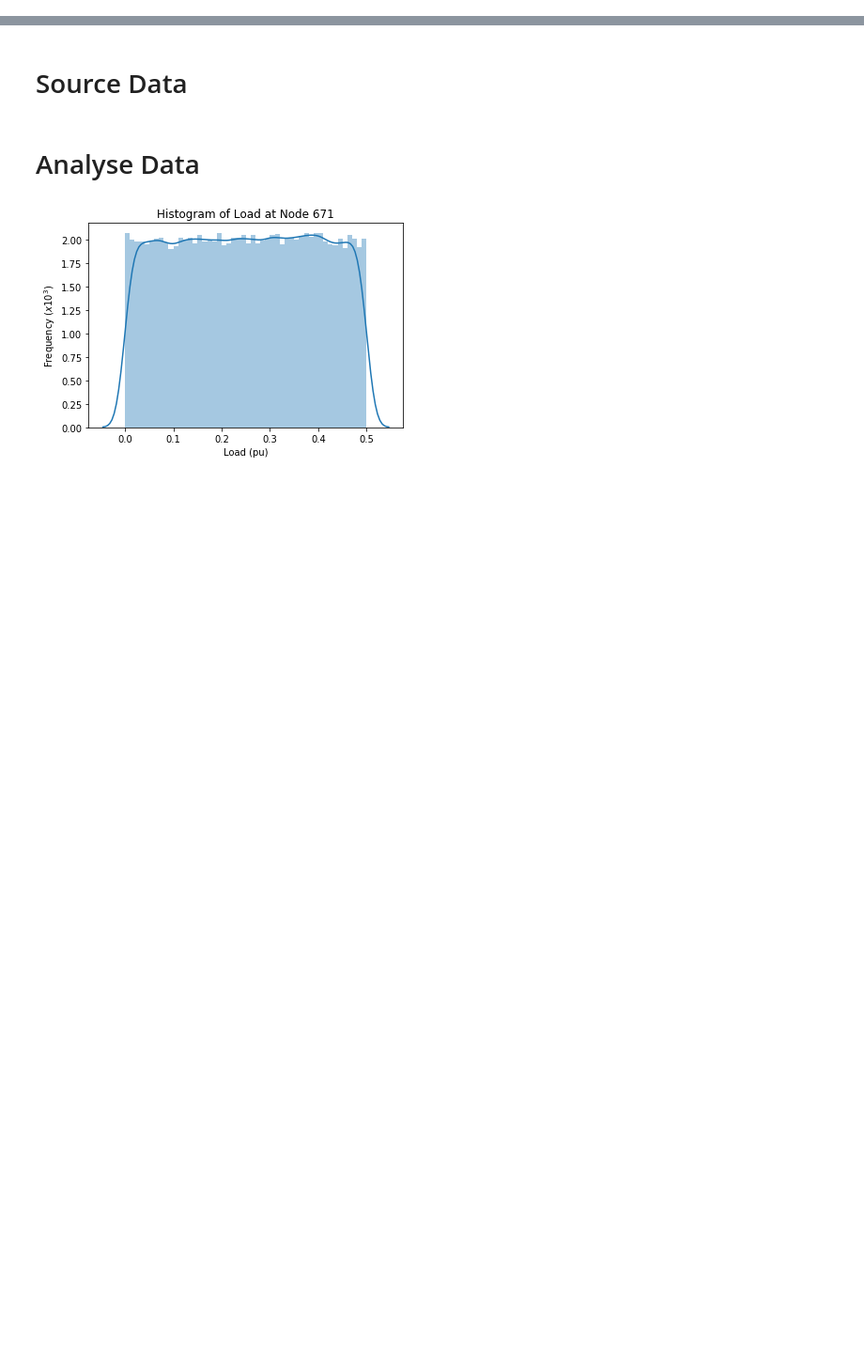
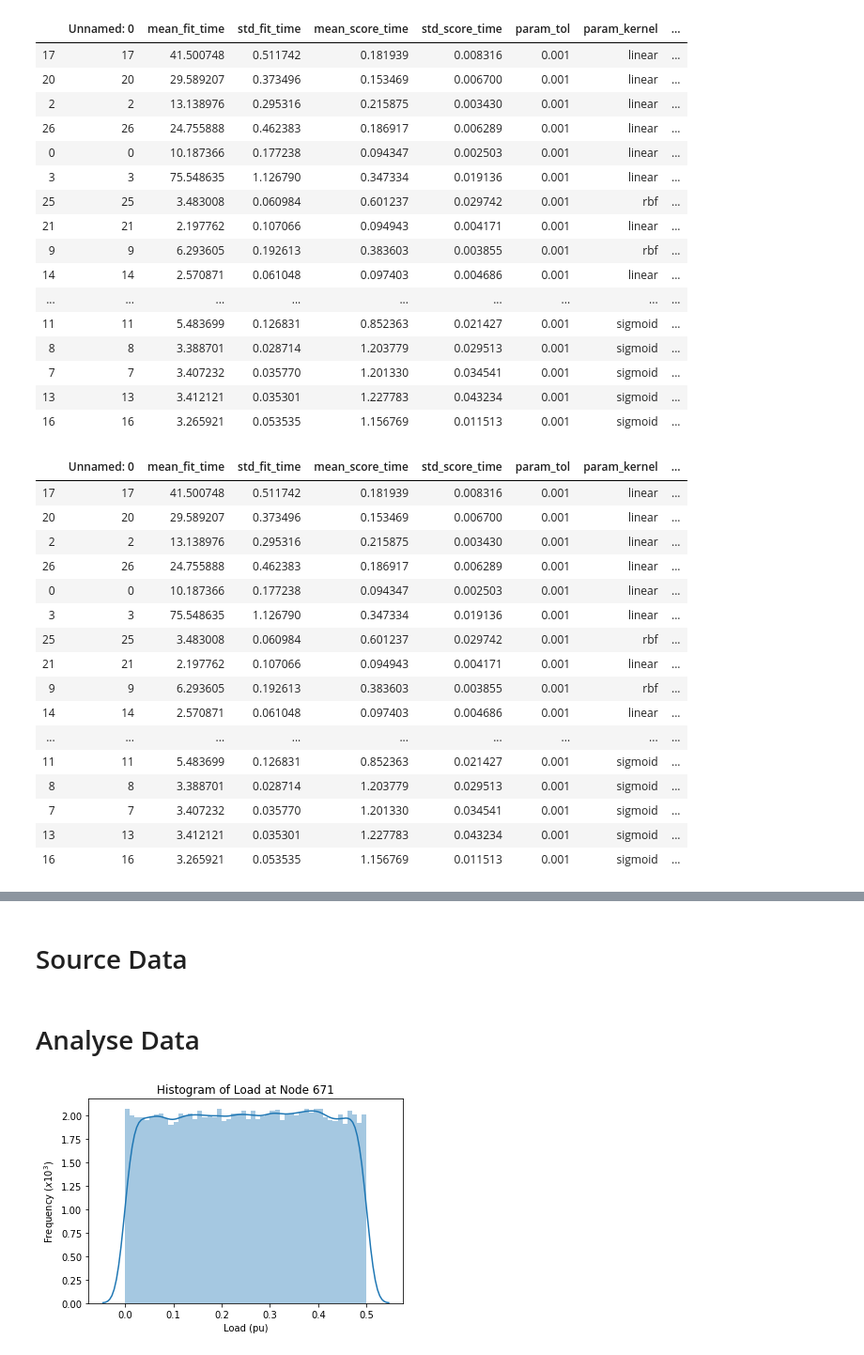
Before and after one commit to mbardwell/masters-simapprox, a Jupyter notebook: smart-sim/simhandler/ieee-13_approximating-with-RF_uniformsamples.ipynb, the cells around one changed output, grey strips where cells are left out. Shown at 94% size. Saved outputs shown, nothing was run; the diff lists cells and outputs as text; code cells hidden in the pictures; blank space fills up the shorter version.

```diff
--- a/smart-sim/simhandler/ieee-13_approximating-with-RF_uniformsamples.ipynb
+++ b/smart-sim/simhandler/ieee-13_approximating-with-RF_uniformsamples.ipynb
@@ -1,3 +1,58 @@
+# %%
+import pandas as pd
+pd.set_option('display.max_rows', 500)
+pd.set_option('display.max_columns', 500)
+
+sample_size = 100000
+path_to_powerflow_example = "../../pypsa/examples/ieee-13/"
+path_to_powerflow_data = (path_to_powerflow_example + "/ieee-13-with-load-gen-uniform-data-" +
+                          str(sample_size) + "-samples/")
+path_to_powerflow_results = path_to_powerflow_data + "results/"
+
+
+foo = pd.read_csv(path_to_powerflow_results + "approximating_with_svr_grid_results-10000_samples-2019-09-14-01-25_label-1.csv")
+display(foo.sort_values("mean_test_r2", ascending=False))
+
+# foo = pd.read_csv(path_to_powerflow_results + "approximating_with_dnn_grid_results-100000_samples-2019-09-14-08-20.csv")
+# display(foo.sort_values("mean_test_r2", ascending=False))
+
+# bar = pd.read_csv(path_to_powerflow_results + "approximating_with_dnn_grid_results-100000_samples-2019-09-14-21-42.csv")
+# display(bar.sort_values("mean_test_r2", ascending=False))
+# %% [output]
+|  | Unnamed: 0 | mean_fit_time | std_fit_time | mean_score_time | std_score_time | param_tol | param_kernel | ... |
+| 17 | 17 | 41.500748 | 0.511742 | 0.181939 | 0.008316 | 0.001 | linear | ... |
+| 20 | 20 | 29.589207 | 0.373496 | 0.153469 | 0.006700 | 0.001 | linear | ... |
+| 2 | 2 | 13.138976 | 0.295316 | 0.215875 | 0.003430 | 0.001 | linear | ... |
+| 26 | 26 | 24.755888 | 0.462383 | 0.186917 | 0.006289 | 0.001 | linear | ... |
+| 0 | 0 | 10.187366 | 0.177238 | 0.094347 | 0.002503 | 0.001 | linear | ... |
+| 3 | 3 | 75.548635 | 1.126790 | 0.347334 | 0.019136 | 0.001 | linear | ... |
+| 25 | 25 | 3.483008 | 0.060984 | 0.601237 | 0.029742 | 0.001 | rbf | ... |
+| 21 | 21 | 2.197762 | 0.107066 | 0.094943 | 0.004171 | 0.001 | linear | ... |
+| 9 | 9 | 6.293605 | 0.192613 | 0.383603 | 0.003855 | 0.001 | rbf | ... |
+| 14 | 14 | 2.570871 | 0.061048 | 0.097403 | 0.004686 | 0.001 | linear | ... |
+| ... | ... | ... | ... | ... | ... | ... | ... | ... |
+| 11 | 11 | 5.483699 | 0.126831 | 0.852363 | 0.021427 | 0.001 | sigmoid | ... |
+| 8 | 8 | 3.388701 | 0.028714 | 1.203779 | 0.029513 | 0.001 | sigmoid | ... |
+| 7 | 7 | 3.407232 | 0.035770 | 1.201330 | 0.034541 | 0.001 | sigmoid | ... |
+| 13 | 13 | 3.412121 | 0.035301 | 1.227783 | 0.043234 | 0.001 | sigmoid | ... |
+| 16 | 16 | 3.265921 | 0.053535 | 1.156769 | 0.011513 | 0.001 | sigmoid | ... |
+|  | Unnamed: 0 | mean_fit_time | std_fit_time | mean_score_time | std_score_time | param_tol | param_kernel | ... |
+| 17 | 17 | 41.500748 | 0.511742 | 0.181939 | 0.008316 | 0.001 | linear | ... |
+| 20 | 20 | 29.589207 | 0.373496 | 0.153469 | 0.006700 | 0.001 | linear | ... |
+| 2 | 2 | 13.138976 | 0.295316 | 0.215875 | 0.003430 | 0.001 | linear | ... |
+| 26 | 26 | 24.755888 | 0.462383 | 0.186917 | 0.006289 | 0.001 | linear | ... |
+| 0 | 0 | 10.187366 | 0.177238 | 0.094347 | 0.002503 | 0.001 | linear | ... |
+| 3 | 3 | 75.548635 | 1.126790 | 0.347334 | 0.019136 | 0.001 | linear | ... |
+| 25 | 25 | 3.483008 | 0.060984 | 0.601237 | 0.029742 | 0.001 | rbf | ... |
+| 21 | 21 | 2.197762 | 0.107066 | 0.094943 | 0.004171 | 0.001 | linear | ... |
+| 9 | 9 | 6.293605 | 0.192613 | 0.383603 | 0.003855 | 0.001 | rbf | ... |
+| 14 | 14 | 2.570871 | 0.061048 | 0.097403 | 0.004686 | 0.001 | linear | ... |
+| ... | ... | ... | ... | ... | ... | ... | ... | ... |
+| 11 | 11 | 5.483699 | 0.126831 | 0.852363 | 0.021427 | 0.001 | sigmoid | ... |
+| 8 | 8 | 3.388701 | 0.028714 | 1.203779 | 0.029513 | 0.001 | sigmoid | ... |
+| 7 | 7 | 3.407232 | 0.035770 | 1.201330 | 0.034541 | 0.001 | sigmoid | ... |
+| 13 | 13 | 3.412121 | 0.035301 | 1.227783 | 0.043234 | 0.001 | sigmoid | ... |
+| 16 | 16 | 3.265921 | 0.053535 | 1.156769 | 0.011513 | 0.001 | sigmoid | ... |
 # %% [markdown]
 **Problem**:
 
```
Also changed, not shown: parts of 1 cell of this notebook, 1 other file.
